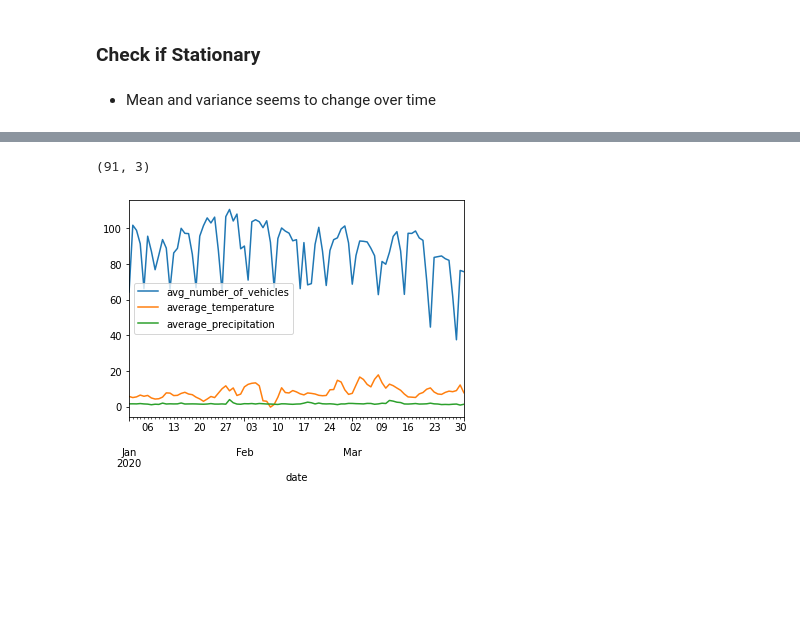
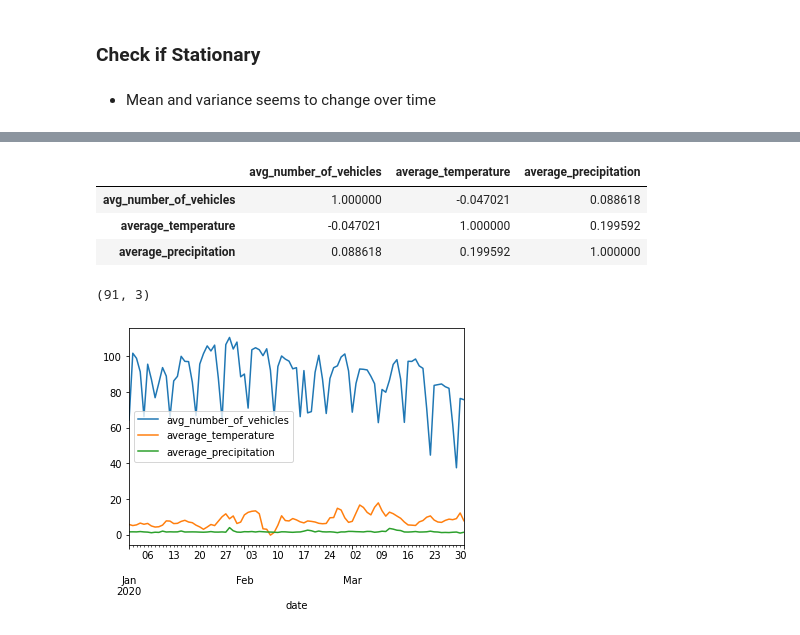
Before and after one commit to LeventSoykan/Analysis_IBB_Istanbul_Weather_Traffic_Dataset, a Jupyter notebook: multivariate_ts_analysis_traffic.ipynb, the cells around one changed output, grey strips where cells are left out. Cells and saved outputs as stored; diff of their text form; code cells hidden in the pictures; blank space fills up the shorter version.

```diff
--- a/multivariate_ts_analysis_traffic.ipynb
+++ b/multivariate_ts_analysis_traffic.ipynb
@@ -198,3 +215,10 @@ plt.scatter(num_veh_change, avg_precip);
+# %%
+np.log(veh).corr()
+# %% [output]
+|  | avg_number_of_vehicles | average_temperature | average_precipitation |
+| avg_number_of_vehicles | 1.000000 | -0.047021 | 0.088618 |
+| average_temperature | -0.047021 | 1.000000 | 0.199592 |
+| average_precipitation | 0.088618 | 0.199592 | 1.000000 |
 # %%
 veh = df[['date', 'avg_number_of_vehicles', 'average_temperature', 'average_precipitation']].set_index('date').loc['2020-01':'2020-03']
 # %%
```
Also changed, not shown: parts of 1 cell of this notebook.
